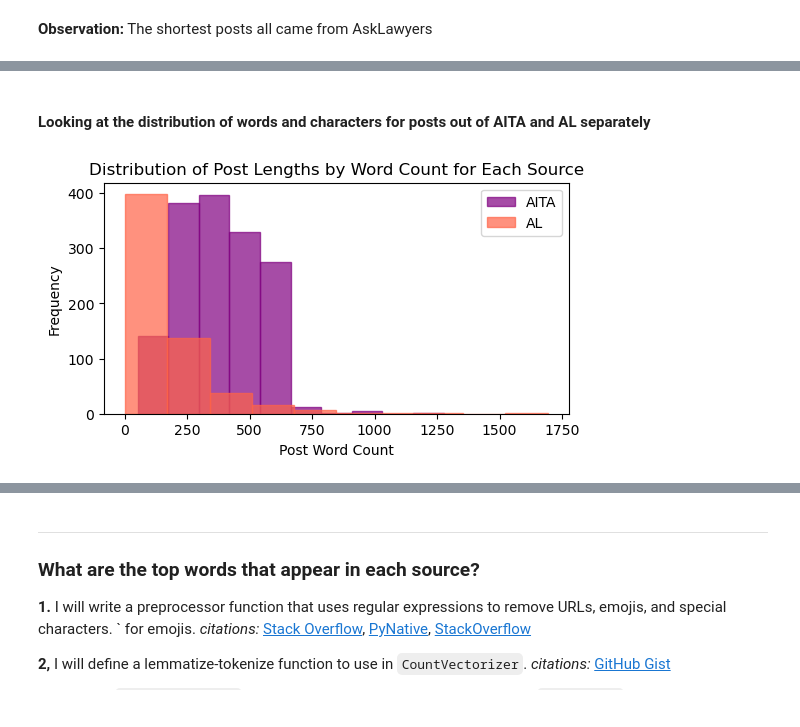
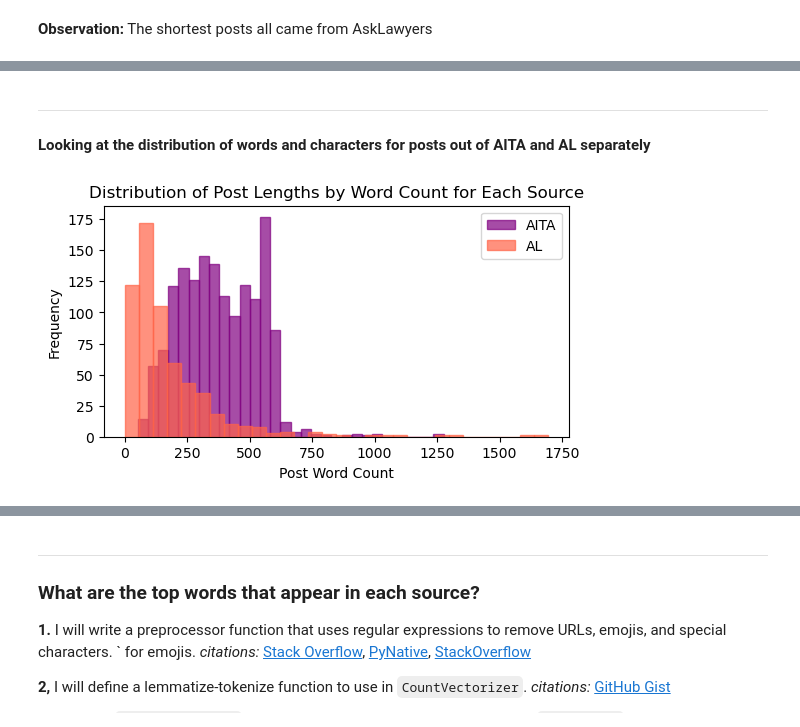
Before and after one commit to MartaFuentesF/NLP_classification_reddit_posts, a Jupyter notebook: 02_Cleaning_and_EDA.ipynb, the cells around one changed output, grey strips where cells are left out. Cells and saved outputs as stored; diff of their text form; code cells hidden in the pictures.

```diff
--- a/02_Cleaning_and_EDA.ipynb
+++ b/02_Cleaning_and_EDA.ipynb
@@ -236,4 +270,5 @@ plt.savefig('./Images/bar_post_len_by_words')
 # %% [markdown]
+---
 #### Looking at the distribution of words and characters for posts out of AITA and AL separately
 # %%
 # Separating the 'posts' data frame by source
@@ -246,21 +281,31 @@ al_df = al_only[['post', 'title', 'source','post_length_char', 'post_word_count'
 # %%
 # Histogram for character count for posts from AITA and AL
 plt.figure(figsize = (6, 3));
 
 #AITA
 plt.hist(aita_df['post_word_count'],
+         bins = 30,
          edgecolor = 'purple',
          color = 'purple',
-         alpha = 0.7, label = 'AITA');
+         alpha = 0.7,
+         label = 'AITA');
+
+#AL
+plt.hist(al_df['post_word_count'],
+         bins = 30,
+         edgecolor = 'tomato',
+         color = 'tomato',
+         alpha = 0.7,
+         label = 'AL');
+
+plt.legend()
 plt.xlabel('Post Word Count');
 plt.ylabel('Frequency');
 plt.title('Distribution of Post Lengths by Word Count for Each Source');
 
-#AL
-plt.hist(al_df['post_word_count'], edgecolor = 'tomato', color = 'tomato', alpha = 0.7, label = 'AL');
-plt.legend()
+
 
 # Saving Figure to Images folder
 plt.savefig('./Images/bar_post_len_by_word_al_aita')
 # %% [output]
-[figure, old version]
+[figure, new version]
```
Also changed, not shown: parts of 14 cells of this notebook, 6 other files.
